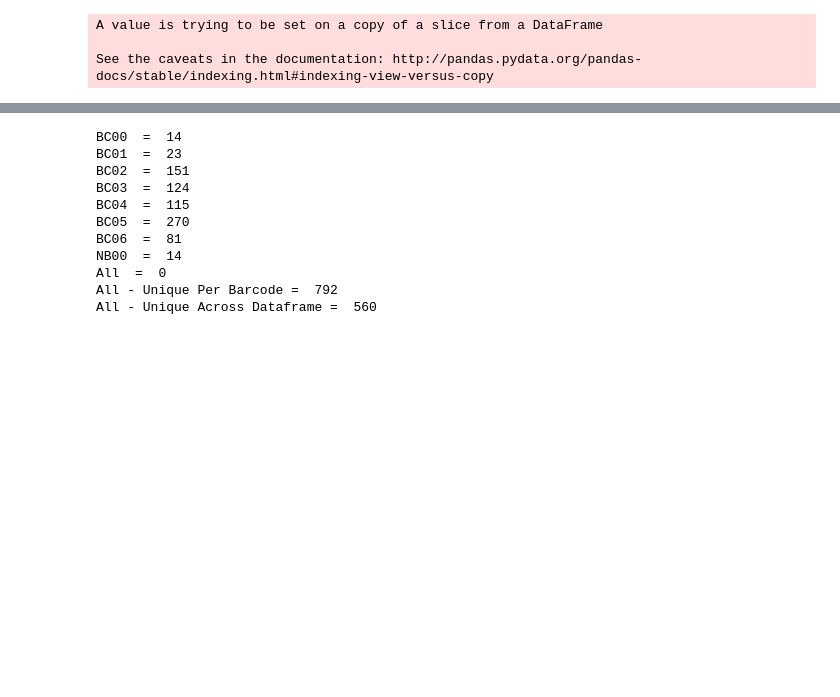
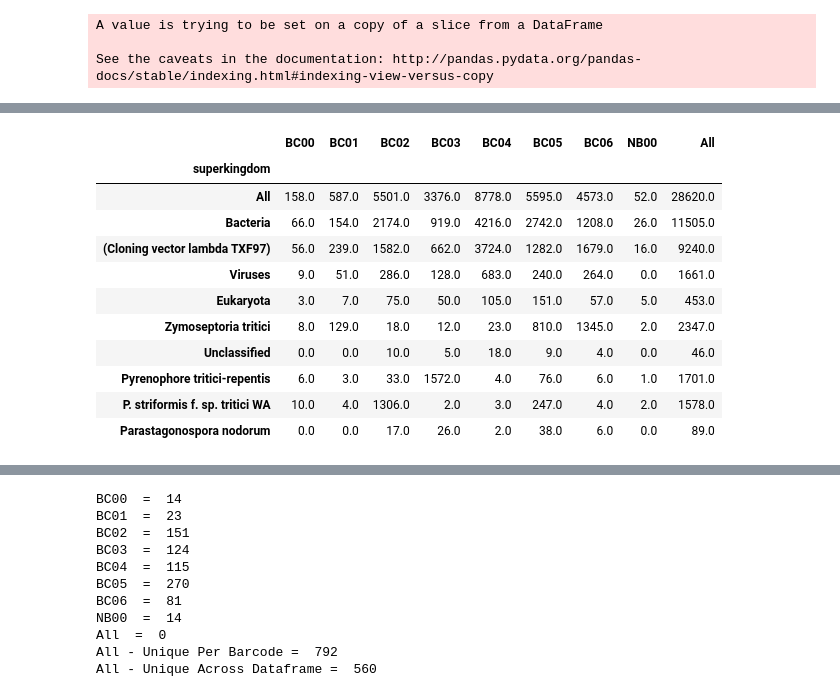
Before and after one commit to BenjaminSchwessinger/Gamran, a Jupyter notebook: MinIon_analysis_05012017_Wagga_initial-taxonomy.ipynb, the cells around one changed output, grey strips where cells are left out. Cells and saved outputs as stored; diff of their text form; code cells hidden in the pictures; blank space fills up the shorter version.

```diff
--- a/MinIon_analysis_05012017_Wagga_initial-taxonomy.ipynb
+++ b/MinIon_analysis_05012017_Wagga_initial-taxonomy.ipynb
@@ -343,0 +304,29 @@ generate_NCBI_taxonomy_pivot_table_pc(joint_NCBI_df_taxonomy_adj, 'superkingdom'
+# %%
+#count pivot table of dataframe with taxonomic columns, including reference genomes across all ranks:
+#rows - rank names, columns - barcode, sorted by desired class
+def generate_all_hits_count_table(rank, bcs, dropwheat=False):
+    blast_and_NCBI_df_list = [generate_NCBI_taxonomy_pivot_table(joint_NCBI_df_taxonomy_adj, rank, bcs),
+                    blasthit_downloaded_counts]
+    blast_and_NCBI_hits = pd.concat(blast_and_NCBI_df_list)
+    blast_and_NCBI_hits_sum = blast_and_NCBI_hits.groupby(blast_and_NCBI_hits.index).sum()
+
+    if dropwheat == True:
+        blast_and_NCBI_hits_sum.loc['All'] = blast_and_NCBI_hits_sum.loc['All'] - blast_and_NCBI_hits_sum.loc['Wheat']
+        blast_and_NCBI_hits_sum.drop('Wheat', axis=0, inplace=True)
+
+    return blast_and_NCBI_hits_sum.sort_values(bcs, axis=0, ascending=False).head(n=15)
+# %%
+generate_all_hits_count_table('superkingdom', 'BC04', dropwheat=True)
+# %% [output]
+|  | BC00 | BC01 | BC02 | BC03 | BC04 | BC05 | BC06 | NB00 | All |
+| superkingdom |  |  |  |  |  |  |  |  |  |
+| All | 158.0 | 587.0 | 5501.0 | 3376.0 | 8778.0 | 5595.0 | 4573.0 | 52.0 | 28620.0 |
+| Bacteria | 66.0 | 154.0 | 2174.0 | 919.0 | 4216.0 | 2742.0 | 1208.0 | 26.0 | 11505.0 |
+| (Cloning vector lambda TXF97) | 56.0 | 239.0 | 1582.0 | 662.0 | 3724.0 | 1282.0 | 1679.0 | 16.0 | 9240.0 |
+| Viruses | 9.0 | 51.0 | 286.0 | 128.0 | 683.0 | 240.0 | 264.0 | 0.0 | 1661.0 |
+| Eukaryota | 3.0 | 7.0 | 75.0 | 50.0 | 105.0 | 151.0 | 57.0 | 5.0 | 453.0 |
+| Zymoseptoria tritici | 8.0 | 129.0 | 18.0 | 12.0 | 23.0 | 810.0 | 1345.0 | 2.0 | 2347.0 |
+| Unclassified | 0.0 | 0.0 | 10.0 | 5.0 | 18.0 | 9.0 | 4.0 | 0.0 | 46.0 |
+| Pyrenophore tritici-repentis | 6.0 | 3.0 | 33.0 | 1572.0 | 4.0 | 76.0 | 6.0 | 1.0 | 1701.0 |
+| P. striformis f. sp. tritici WA | 10.0 | 4.0 | 1306.0 | 2.0 | 3.0 | 247.0 | 4.0 | 2.0 | 1578.0 |
+| Parastagonospora nodorum | 0.0 | 0.0 | 17.0 | 26.0 | 2.0 | 38.0 | 6.0 | 0.0 | 89.0 |
```
Also changed, not shown: parts of 23 cells of this notebook.
